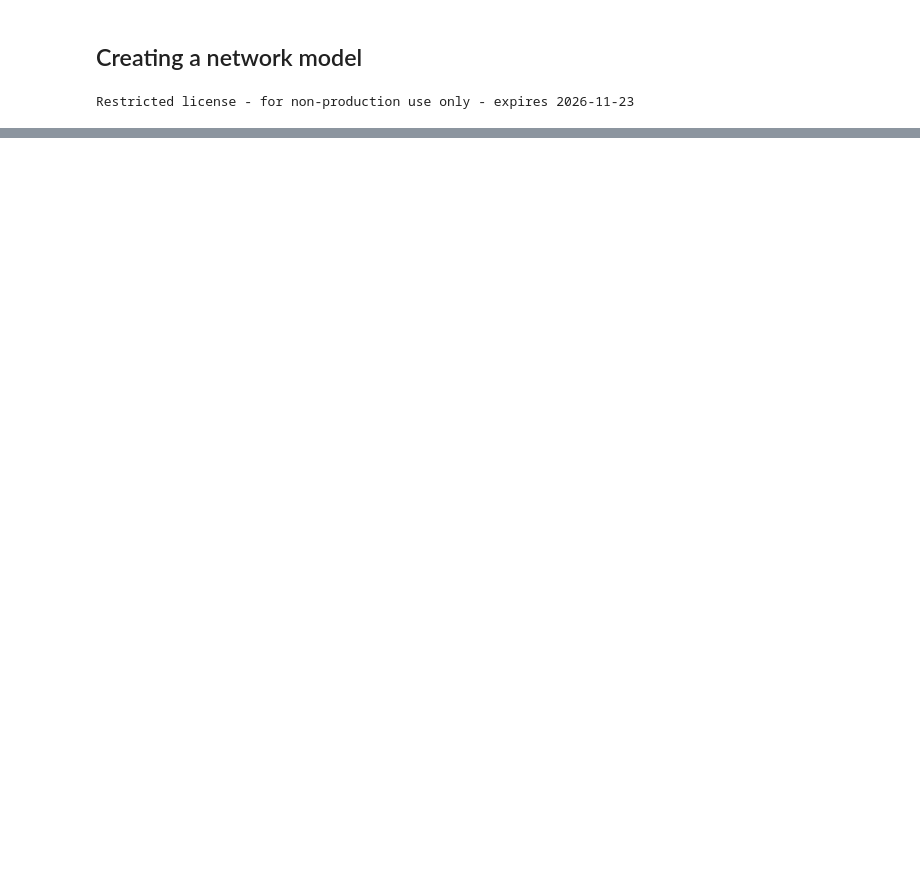
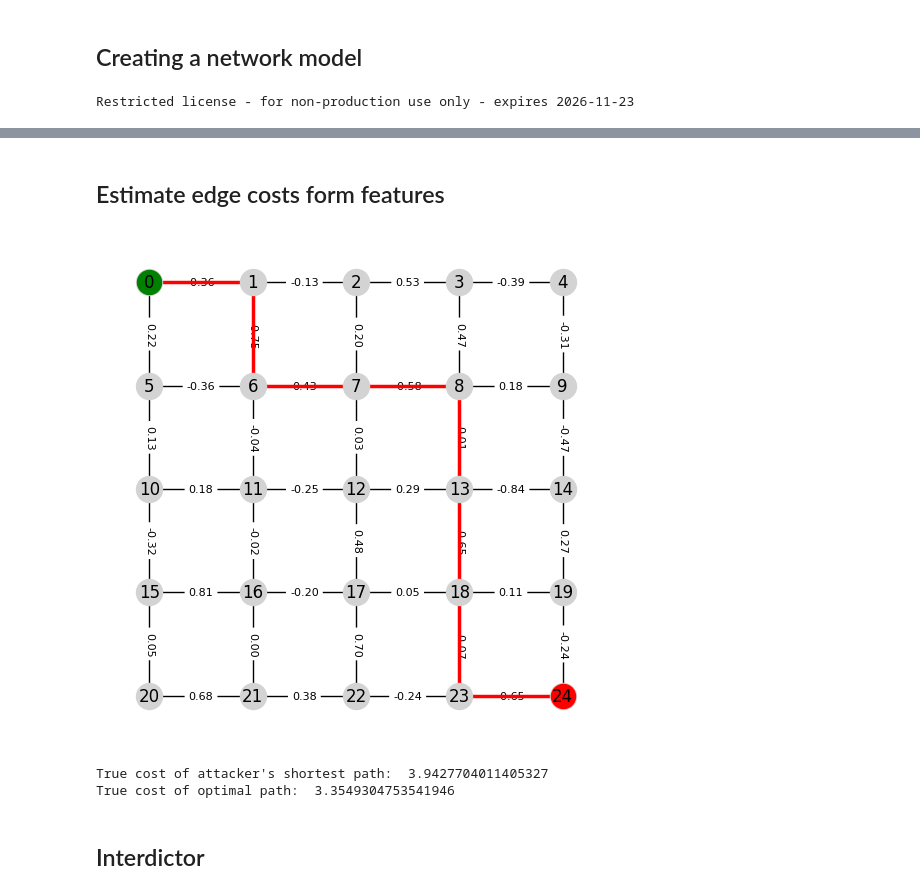
Before and after one commit to lucahart/DFL-for-Shortest-Path-Network-Interdiction, a Jupyter notebook: src/Notebooks/Game_A.ipynb, the cells around one changed output, grey strips where cells are left out. Saved outputs shown, nothing was run; the diff lists cells and outputs as text; code cells hidden in the pictures; blank space fills up the shorter version.

```diff
--- a/src/Notebooks/Game_A.ipynb
+++ b/src/Notebooks/Game_A.ipynb
@@ -35,0 +157,25 @@ path, obj = opt_model.solve(versatile=True)
+# %% [markdown]
+## Estimate edge costs form features
+# %%
+import torch
+
+# Predict costs using the trained model
+costs_pred = pred_model(torch.FloatTensor(grid_feats))
+
+# Create a new opt_model instance with the predicted costs
+attacker_opt_model.setObj(costs_pred.detach().numpy())
+
+# Solve the attacker's shortest path problem
+attacker_path, attacker_obj = attacker_opt_model.solve(versatile=True)
+# %% [output]
+[figure, added]
+# %%
+# Compare true cost of attacker's shortest path with true cost and true shortest path
+print("True cost of attacker's shortest path: ", opt_model.evaluate(attacker_path))
+print("True cost of optimal path: ", obj)
+# TODO: Print regret?
+# %% [output]
+True cost of attacker's shortest path:  3.9427704011405327
+True cost of optimal path:  3.3549304753541946
+# %% [markdown]
+## Interdictor
```
Also changed, not shown: parts of 24 cells of this notebook, 2 other files.
